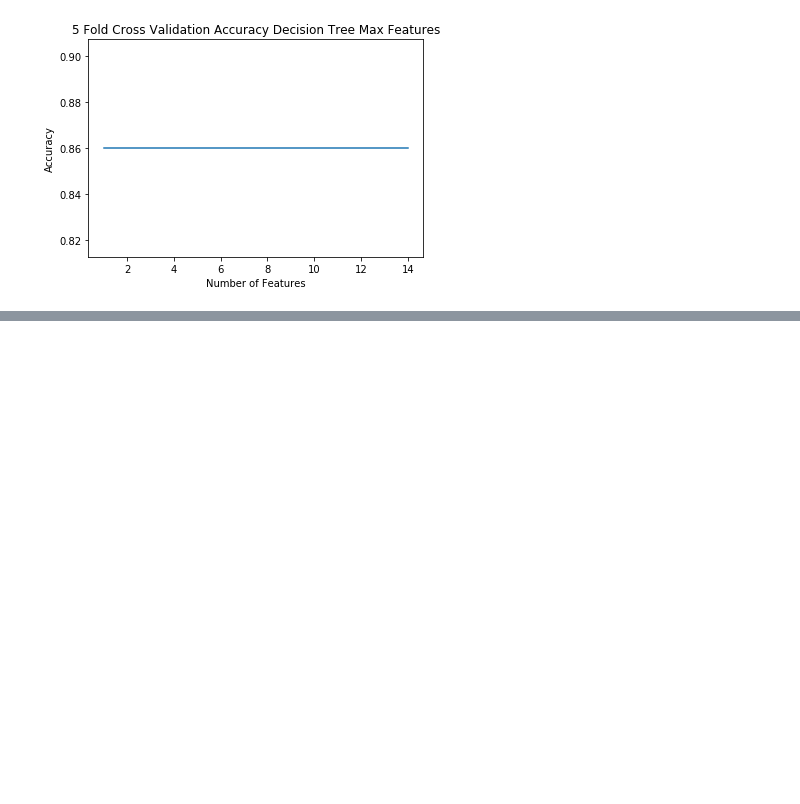
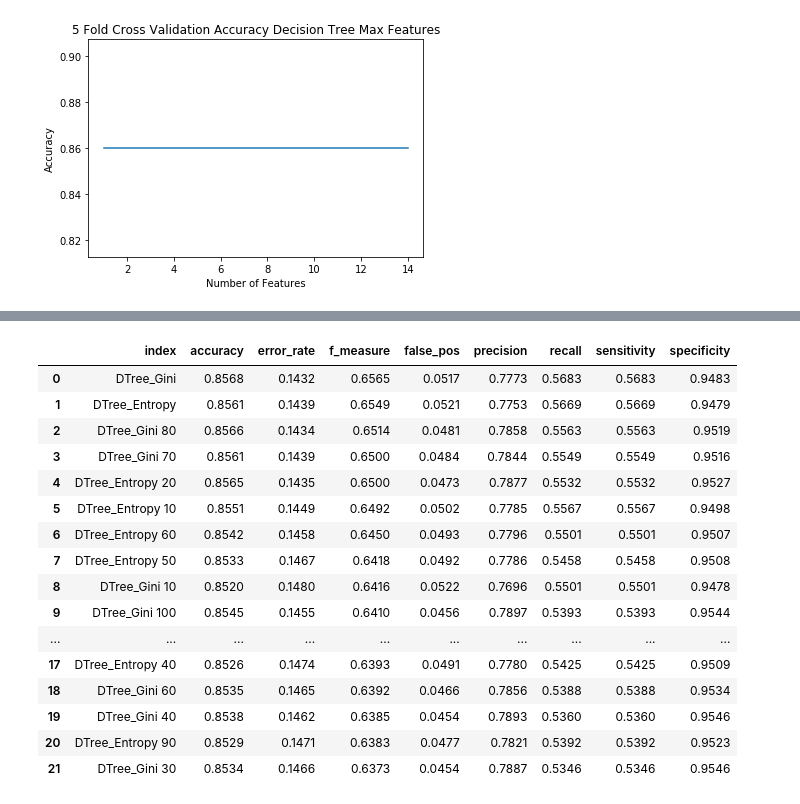
Before and after one commit to amcheng/adult-income-analysis, a Jupyter notebook: DecisionTree.ipynb, the cells around one changed output, grey strips where cells are left out. Drawn from its saved outputs; the diff is of its cells as text; code cells hidden in the pictures; blank space fills up the shorter version.

```diff
--- a/DecisionTree.ipynb
+++ b/DecisionTree.ipynb
@@ -449,0 +450,23 @@ plt.savefig("decision_tree_table.png")
+# %%
+export_csv = ovl_dtree.round(4).reset_index().to_csv ('./dTreeDataFrame.csv', index = None, header=True)
+test = pd.read_csv('./dTreeDataFrame.csv')
+# %%
+display(test)
+# %% [output]
+|  | index | accuracy | error_rate | f_measure | false_pos | precision | recall | sensitivity | specificity |
+| 0 | DTree_Gini | 0.8568 | 0.1432 | 0.6565 | 0.0517 | 0.7773 | 0.5683 | 0.5683 | 0.9483 |
+| 1 | DTree_Entropy | 0.8561 | 0.1439 | 0.6549 | 0.0521 | 0.7753 | 0.5669 | 0.5669 | 0.9479 |
+| 2 | DTree_Gini 80 | 0.8566 | 0.1434 | 0.6514 | 0.0481 | 0.7858 | 0.5563 | 0.5563 | 0.9519 |
+| 3 | DTree_Gini 70 | 0.8561 | 0.1439 | 0.6500 | 0.0484 | 0.7844 | 0.5549 | 0.5549 | 0.9516 |
+| 4 | DTree_Entropy 20 | 0.8565 | 0.1435 | 0.6500 | 0.0473 | 0.7877 | 0.5532 | 0.5532 | 0.9527 |
+| 5 | DTree_Entropy 10 | 0.8551 | 0.1449 | 0.6492 | 0.0502 | 0.7785 | 0.5567 | 0.5567 | 0.9498 |
+| 6 | DTree_Entropy 60 | 0.8542 | 0.1458 | 0.6450 | 0.0493 | 0.7796 | 0.5501 | 0.5501 | 0.9507 |
+| 7 | DTree_Entropy 50 | 0.8533 | 0.1467 | 0.6418 | 0.0492 | 0.7786 | 0.5458 | 0.5458 | 0.9508 |
+| 8 | DTree_Gini 10 | 0.8520 | 0.1480 | 0.6416 | 0.0522 | 0.7696 | 0.5501 | 0.5501 | 0.9478 |
+| 9 | DTree_Gini 100 | 0.8545 | 0.1455 | 0.6410 | 0.0456 | 0.7897 | 0.5393 | 0.5393 | 0.9544 |
+| ... | ... | ... | ... | ... | ... | ... | ... | ... | ... |
+| 17 | DTree_Entropy 40 | 0.8526 | 0.1474 | 0.6393 | 0.0491 | 0.7780 | 0.5425 | 0.5425 | 0.9509 |
+| 18 | DTree_Gini 60 | 0.8535 | 0.1465 | 0.6392 | 0.0466 | 0.7856 | 0.5388 | 0.5388 | 0.9534 |
+| 19 | DTree_Gini 40 | 0.8538 | 0.1462 | 0.6385 | 0.0454 | 0.7893 | 0.5360 | 0.5360 | 0.9546 |
+| 20 | DTree_Entropy 90 | 0.8529 | 0.1471 | 0.6383 | 0.0477 | 0.7821 | 0.5392 | 0.5392 | 0.9523 |
+| 21 | DTree_Gini 30 | 0.8534 | 0.1466 | 0.6373 | 0.0454 | 0.7887 | 0.5346 | 0.5346 | 0.9546 |
```
Also changed, not shown: parts of 5 cells of this notebook, 8 other files.
